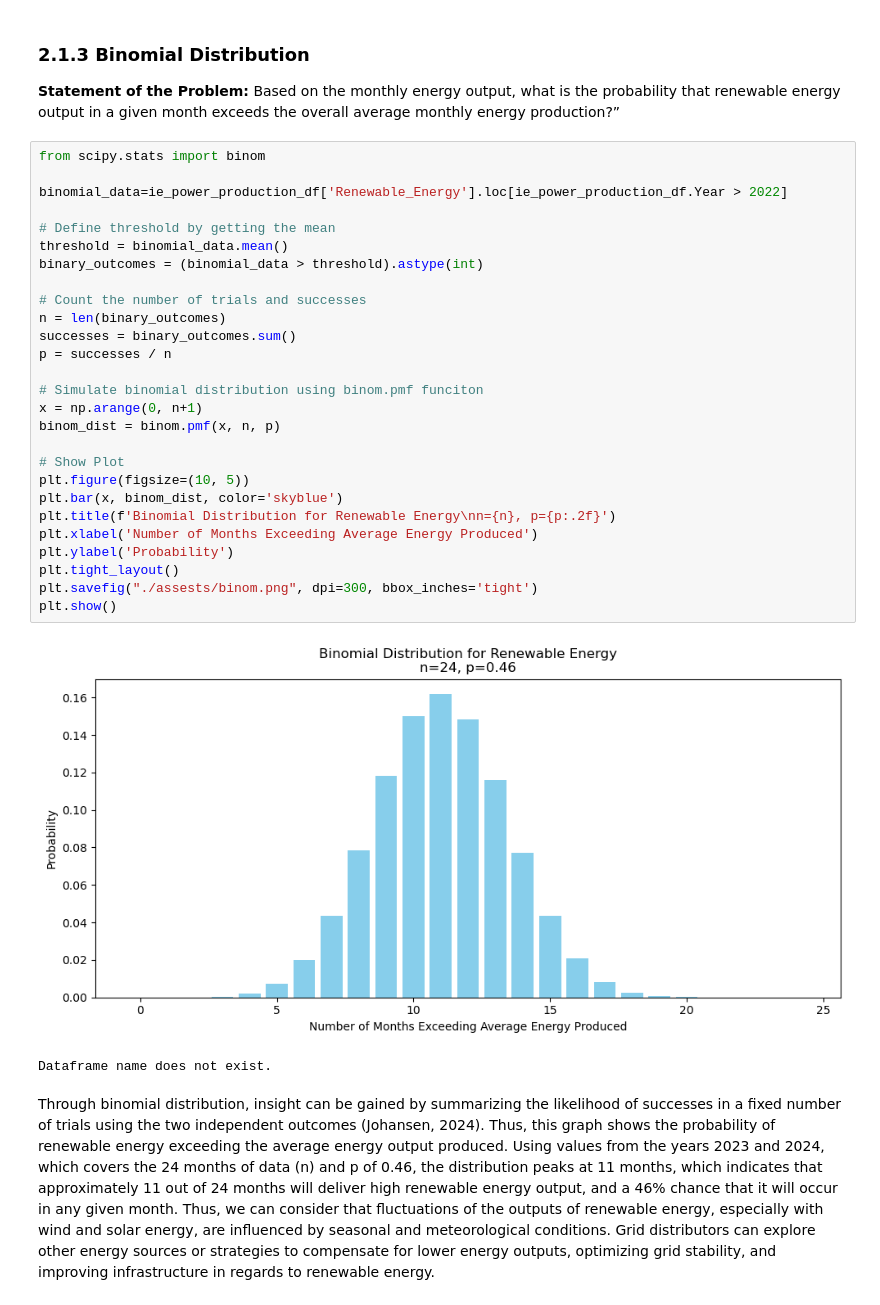
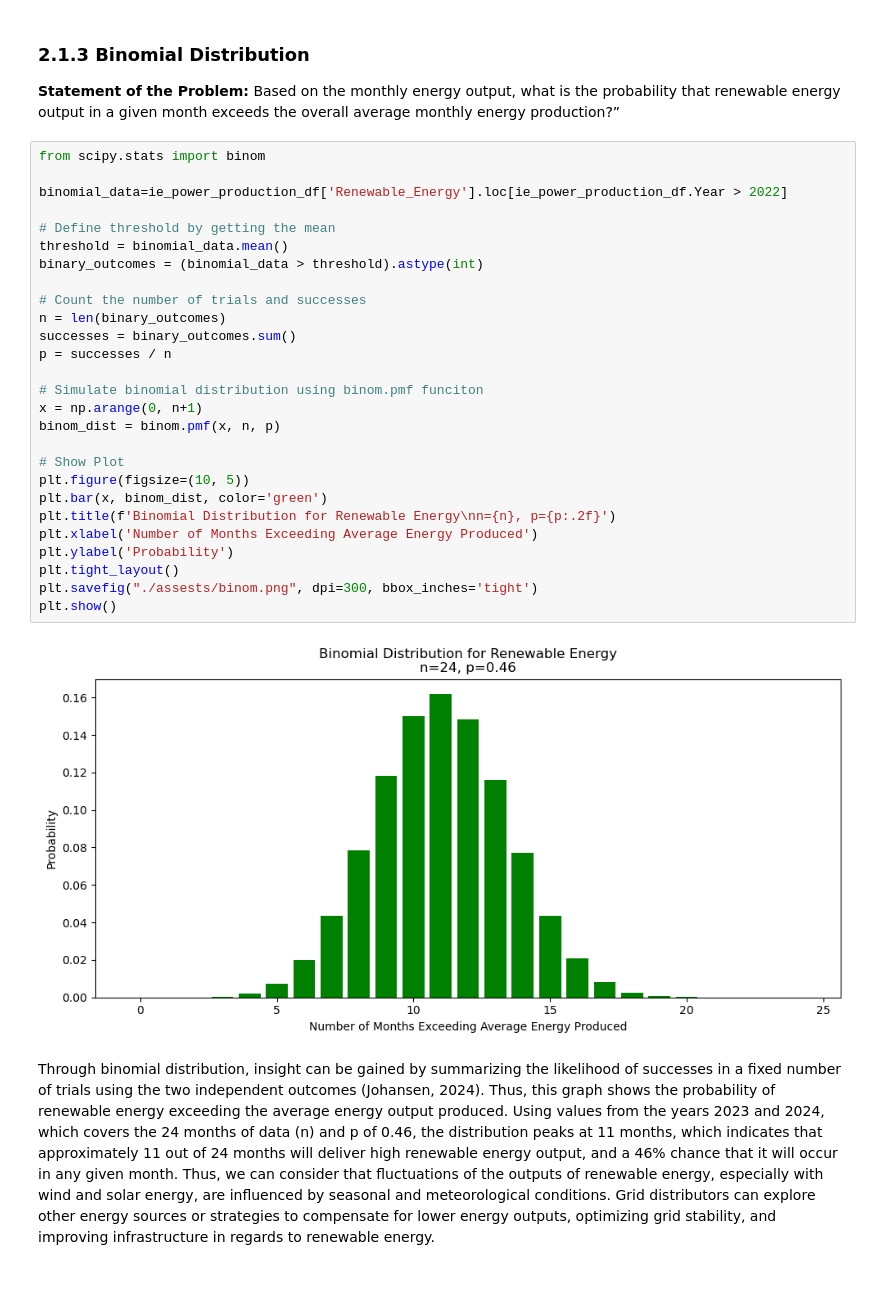
Before and after one commit to montuyajoel/IRL-Renewable-Energy-Forecasting, a Jupyter notebook: CA2.ipynb, the cells around one changed output. Drawn from its saved outputs; the diff is of its cells as text.

```diff
--- a/CA2.ipynb
+++ b/CA2.ipynb
@@ -678,33 +710,32 @@ fig.show()
 # %%
 from scipy.stats import binom
 
 binomial_data=ie_power_production_df['Renewable_Energy'].loc[ie_power_production_df.Year > 2022]
 
 # Define threshold by getting the mean
 threshold = binomial_data.mean()
 binary_outcomes = (binomial_data > threshold).astype(int)
 
 # Count the number of trials and successes
 n = len(binary_outcomes)
 successes = binary_outcomes.sum()
 p = successes / n
 
 # Simulate binomial distribution using binom.pmf funciton
 x = np.arange(0, n+1)
 binom_dist = binom.pmf(x, n, p)
 
 # Show Plot
 plt.figure(figsize=(10, 5))
-plt.bar(x, binom_dist, color='skyblue')
+plt.bar(x, binom_dist, color='green')
 plt.title(f'Binomial Distribution for Renewable Energy\nn={n}, p={p:.2f}')
 plt.xlabel('Number of Months Exceeding Average Energy Produced')
 plt.ylabel('Probability')
 plt.tight_layout()
 plt.savefig("./assests/binom.png", dpi=300, bbox_inches='tight')
 plt.show()
 # %% [output]
-[figure, old version]
+[figure, new version]
-Dataframe name does not exist.
 # %% [markdown]
 Through binomial distribution, insight can be gained by summarizing the likelihood of successes in a fixed number of trials using the two independent outcomes (Johansen, 2024).
 Thus, this graph shows the probability of renewable energy exceeding the average energy output produced. Using values from the years 2023 and 2024, which covers the 24 months of data (n) and p of 0.46, the distribution peaks at 11 months, which indicates that approximately 11 out of 24 months will deliver high renewable energy output, and a 46% chance that it will occur in any given month. Thus, we can consider that fluctuations of the outputs of renewable energy, especially with wind and solar energy, are influenced by seasonal and meteorological conditions. Grid distributors can explore other energy sources or strategies to compensate for lower energy outputs, optimizing grid stability, and improving infrastructure in regards to renewable energy.
```
Also changed, not shown: parts of 34 cells of this notebook, 2 other files.
